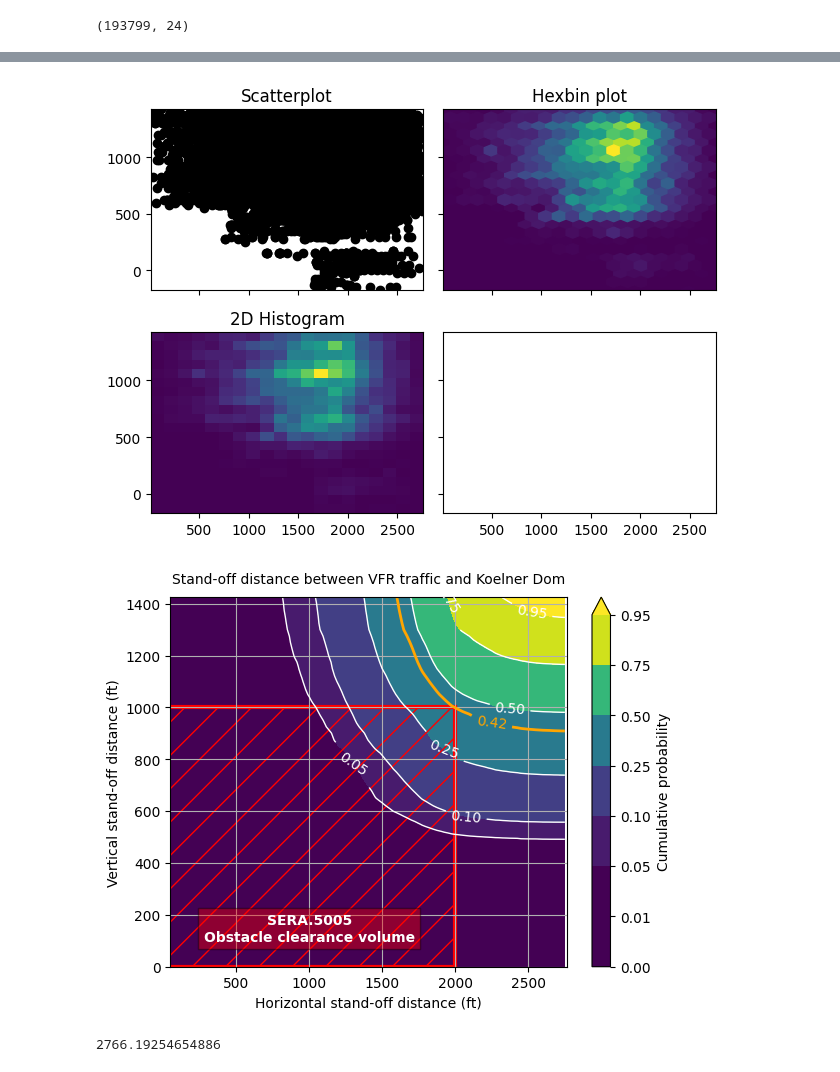
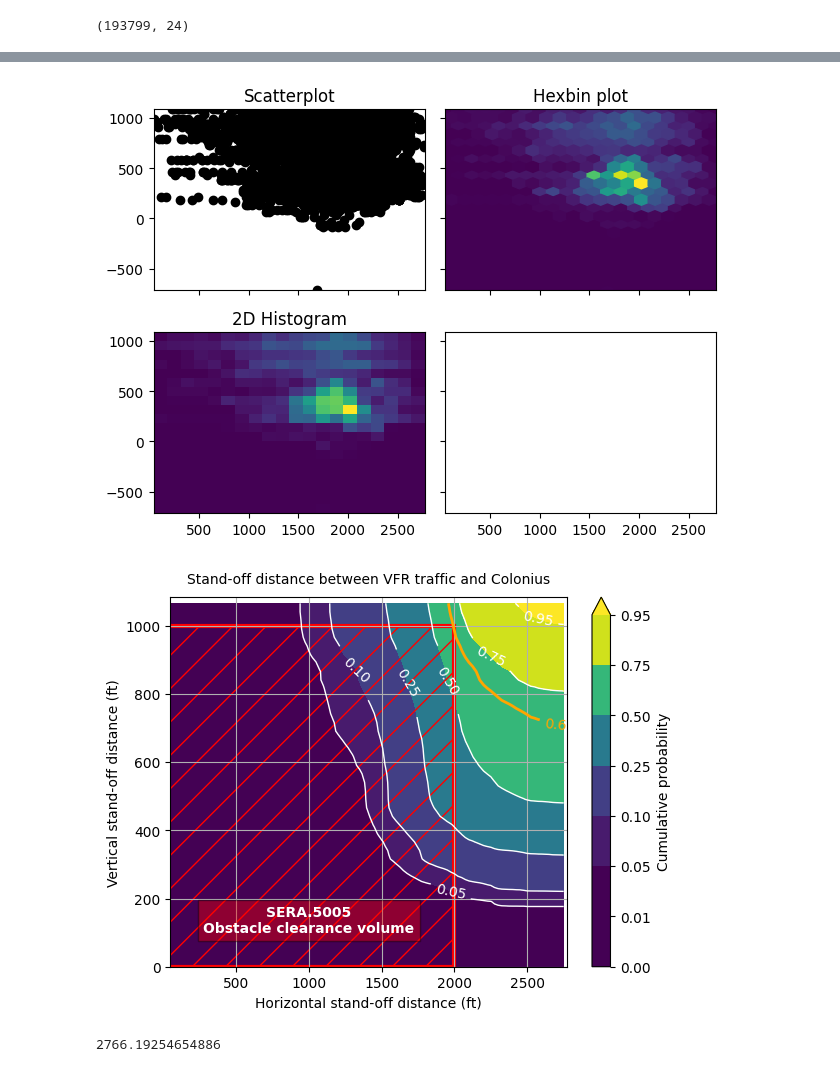
Before and after one commit to DME-3/Low-Alt-Obstacle-Check, a Jupyter notebook: standoff_contour.ipynb, the cells around one changed output, grey strips where cells are left out. Drawn from its saved outputs; the diff is of its cells as text; code cells hidden in the pictures.

```diff
--- a/standoff_contour.ipynb
+++ b/standoff_contour.ipynb
@@ -13,6 +13,13 @@ from math import radians, cos, sin, asin, sqrt
 from scipy.stats import kde
 # %%
 # Koelner Dom coordinates
-
 obs_lat = 50.941520367
 obs_lon = 6.957295594
+
+# AREO Turm
+obs_lat = 50.911700
+obs_lon = 6.963006
+
+# Colonius
+obs_lat = 50.946944444
+obs_lon = 6.931944444
@@ -21,3 +26,9 @@ min_alt = (47 + 55 + 157) / 0.3048
+# %%
+min_alt = (47 + 55 + 157) / 0.3048 # Dom
+
+min_alt = (47 + 51 + 76) / 0.3048 # AREO Turm
+
+min_alt = (47 + 48 + 268) / 0.3048 # Colonius
 # %%
 limit_H = 2000
 limit_V = 1000
@@ -111,7 +118,7 @@ axes[1, 0].hist2d(x, y, bins=nbins)
 fig.tight_layout()
 plt.show()
 # %% [output]
-[figure, old version]
+[figure, new version]
 # %%
 from matplotlib.colors import ListedColormap
 
@@ -146,35 +153,35 @@ cbar.ax.set_ylabel('Cumulative probability')
 
 # Add contour lines with labels
 CS_lines = ax.contour(Xcenters, Ycenters, cdf.T, levels=c2_levels, colors='white', linewidths=1)
 ax.clabel(CS_lines, inline=True, fontsize=10, colors='white', fmt='%.2f')
 
 ## Add the contour line with a 0.5 probability and set its color
 # Find the bins within the rectangle
 x_bins_in_rectangle = np.where((xedges[:-1] >= 0) & (xedges[:-1] <= limit_H))[0]
 y_bins_in_rectangle = np.where((yedges[:-1] >= 0) & (yedges[:-1] <= limit_V))[0]
 # Sum the counts in the bins within the rectangle and normalize by the total number of points
 rectangle_count = hist[np.ix_(x_bins_in_rectangle, y_bins_in_rectangle)].sum()
 probability_in_rectangle = rectangle_count / hist.sum()
 # Add the contour line
 CS_05_line = ax.contour(Xcenters, Ycenters, cdf.T, levels=[probability_in_rectangle], colors='orange', linewidths=2)
 ax.clabel(CS_05_line, inline=True, fontsize=10, colors='orange', fmt='%.2f')
 
 # Axes labels and grid
 ax.set_xlabel('Horizontal stand-off distance (ft)')
 ax.set_ylabel('Vertical stand-off distance (ft)')
 ax.grid(True)
 ax.set_xlim(50, maxHso_ft)
 ax.set_ylim(0, maxVso_ft)
 
 rectangle = plt.Rectangle((0, 0), limit_H, limit_V, linewidth=3, edgecolor='red', facecolor='none', hatch='/', label = 'Stay well-clear volume (SERA.5005)')
 ax.add_patch(rectangle)
 plt.text(1000, 100,'SERA.5005\nObstacle clearance volume', color='white', horizontalalignment='center', weight='bold', bbox=dict(facecolor='red', alpha=0.4, edgecolor='black'))
 
-plt.title('Stand-off distance between VFR traffic and Koelner Dom', fontsize=10, pad=10)
+plt.title('Stand-off distance between VFR traffic and Colonius', fontsize=10, pad=10)
 
 plt.show()
 # %% [output]
-[figure, old version]
+[figure, new version]
 # %%
 maxHso_ft
 # %% [output]
```
Also changed, not shown: parts of 4 cells of this notebook.
